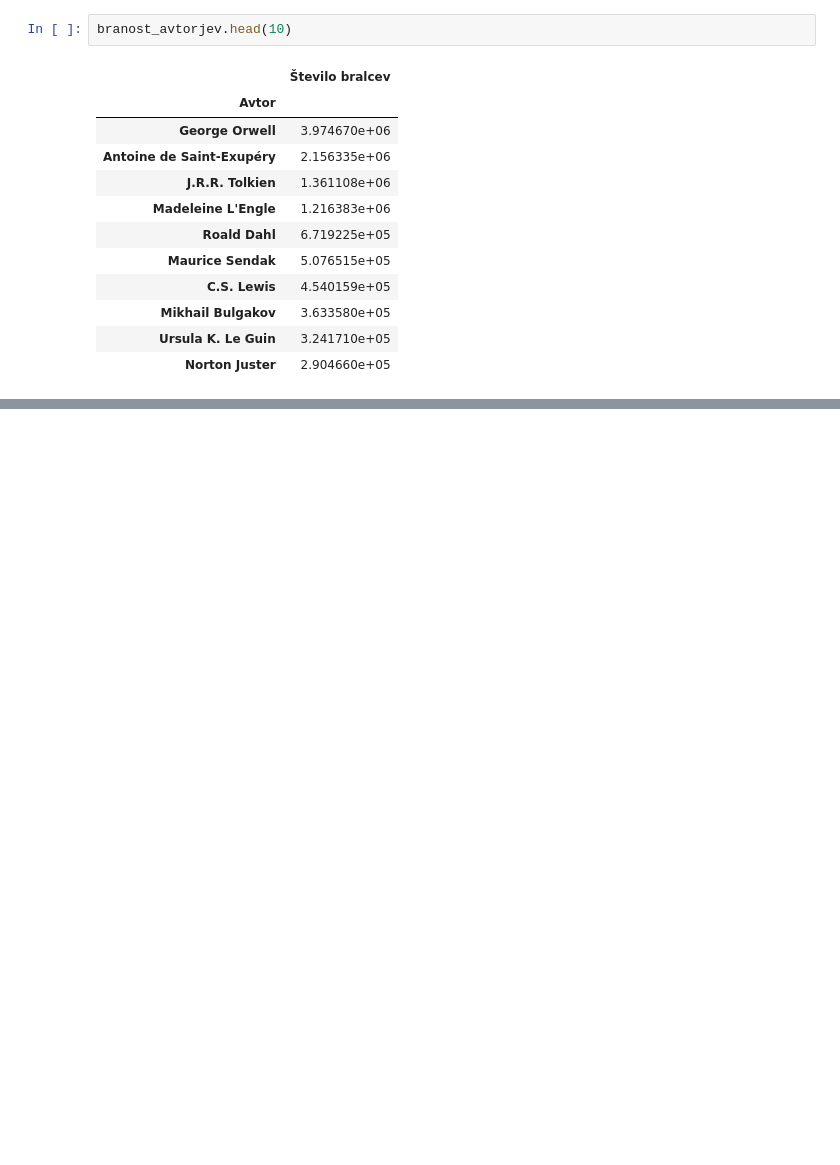
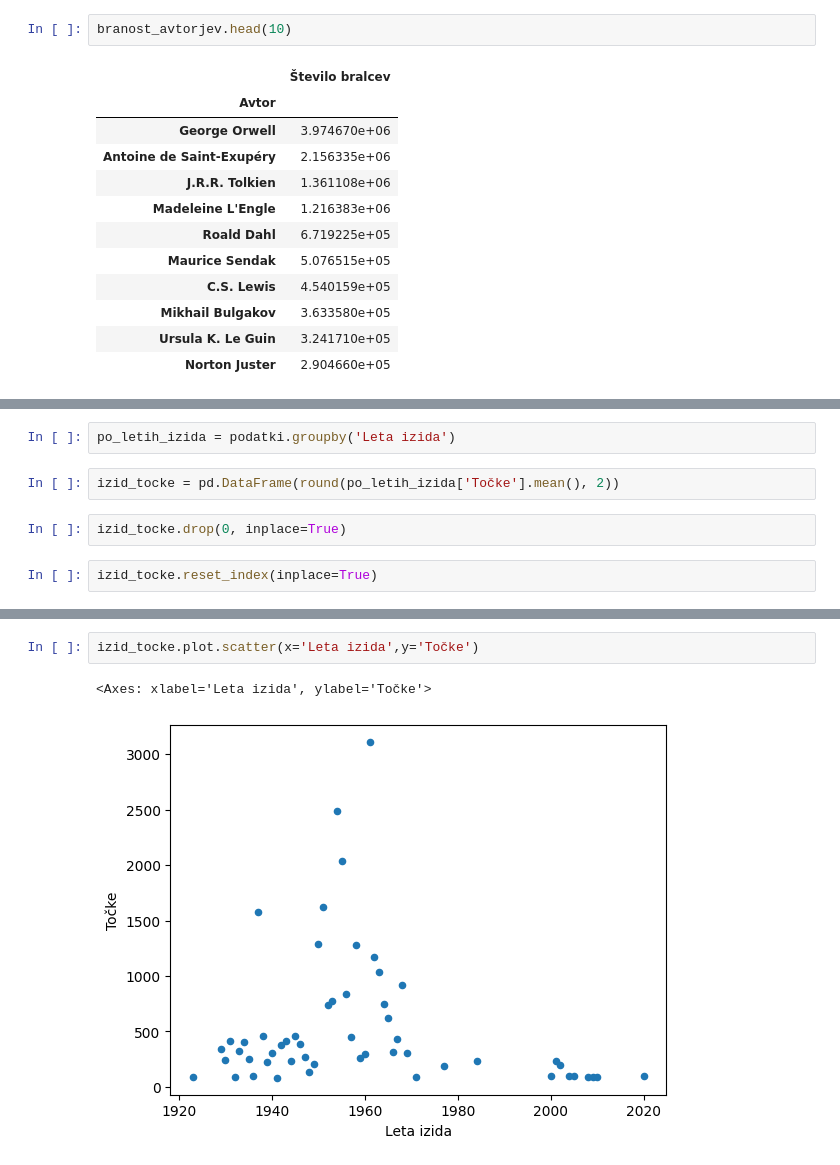
Before and after one commit to Benjamin-Dagarin/UVP_Projektna_naloga_2024, a Jupyter notebook: Analiza_fantazijskih_knjig.ipynb, the cells around one changed output, grey strips where cells are left out. Cells and saved outputs as stored; diff of their text form; blank space fills up the shorter version.

```diff
--- a/Analiza_fantazijskih_knjig.ipynb
+++ b/Analiza_fantazijskih_knjig.ipynb
@@ -206,0 +202,8 @@ KeyError: "None of [Index([1937.0, 1933.0, 1931.0, 1934.0, 1938.0,    nan, 1930.
+# %%
+po_letih_izida = podatki.groupby('Leta izida')
+# %%
+izid_tocke = pd.DataFrame(round(po_letih_izida['Točke'].mean(), 2))
+# %%
+izid_tocke.drop(0, inplace=True)
+# %%
+izid_tocke.reset_index(inplace=True)
@@ -206,0 +230,5 @@ KeyError: "None of [Index([1937.0, 1933.0, 1931.0, 1934.0, 1938.0,    nan, 1930.
+# %%
+izid_tocke.plot.scatter(x='Leta izida',y='Točke')
+# %% [output]
+<Axes: xlabel='Leta izida', ylabel='Točke'>
+[figure, added]
```
Also changed, not shown: parts of 63 cells of this notebook.
